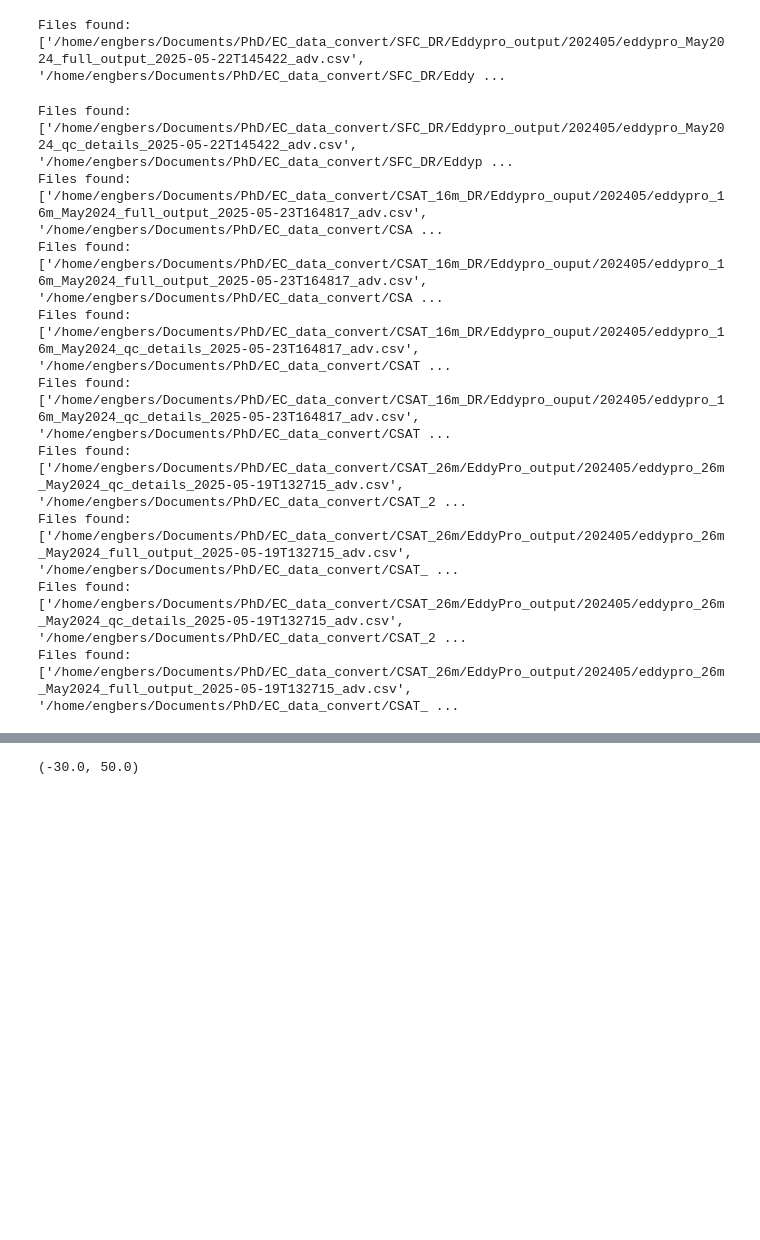
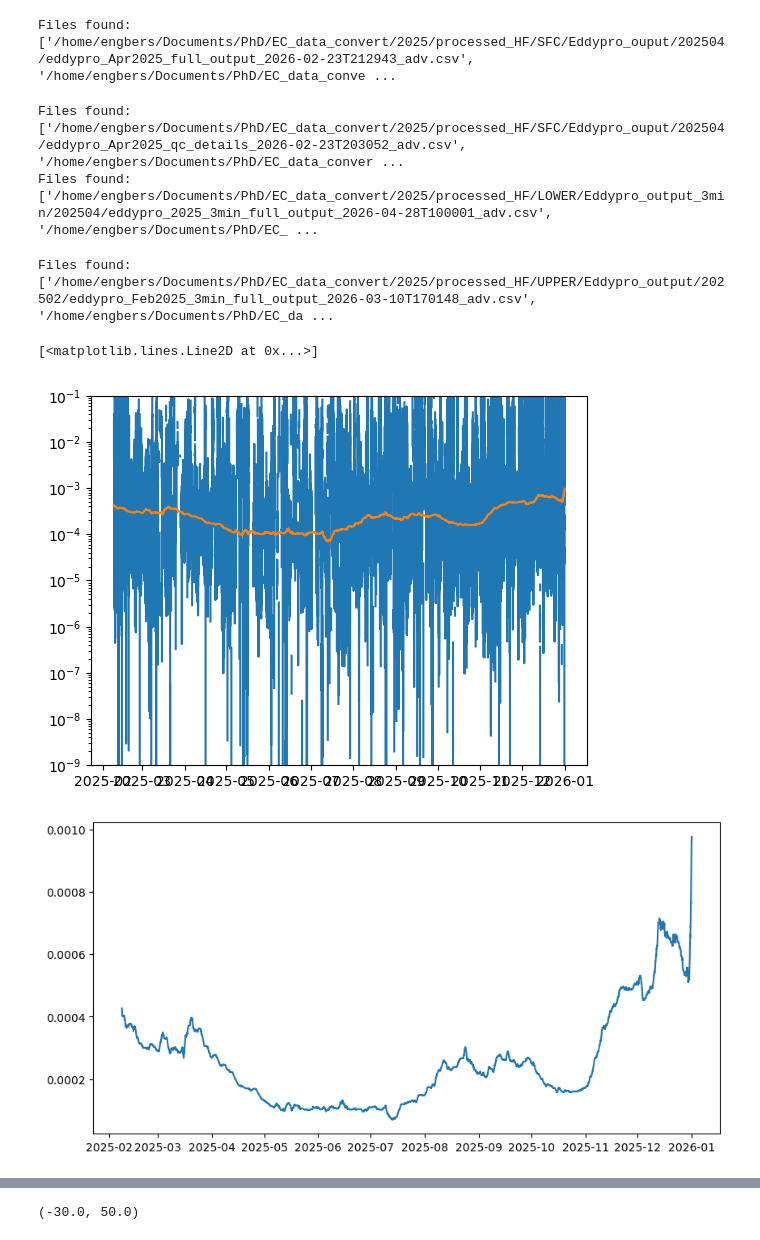
Before and after one commit to Rainette9/DataProcessingScripts, a Jupyter notebook: notebooks/MO_fluxes.ipynb, the cells around one changed output, grey strips where cells are left out. Cells and saved outputs as stored; diff of their text form; code cells hidden in the pictures; blank space fills up the shorter version.

```diff
--- a/notebooks/MO_fluxes.ipynb
+++ b/notebooks/MO_fluxes.ipynb
@@ -82,25 +84,18 @@ Found wind file: CR6_STN1wind.csv
 # %%
-"""READ IN EDDYPRO FILES"""
-folder='/home/engbers/Documents/PhD/EC_data_convert/'
-
-sensor='SFC_DR'
-fluxes_SFC = read_eddypro_data(folder, sensor, qc_level=1)
-fluxes_SFC_qc = read_eddypro_data(folder, sensor, qc=True)
-sensor='CSAT_16m_DR'
-fluxes_16m = read_eddypro_data(folder, sensor, qc_level=1)
-fluxes_16m_qc = read_eddypro_data(folder, sensor, qc=True)
-sensor='CSAT_26m'
-fluxes_26m_qc = read_eddypro_data(folder, sensor, qc=True)
-fluxes_26m = read_eddypro_data(folder, sensor, qc_level=1)
+"""READ IN EDDYPRO DATA"""
+folder='/home/engbers/Documents/PhD/EC_data_convert/2025/processed_HF/'
+sensor='SFC'
+fluxes_sfc=read_eddypro_data(folder, sensor, qc=False, qc_level=1)
+fluxes_sfc_qc=read_eddypro_data(folder, sensor, qc=True, qc_level=1)
+# sensor='BOTTOM'
+# fluxes_bot=read_eddypro_data(folder, sensor, qc=False, qc_level=1)
+sensor='LOWER'
+fluxes_low=read_eddypro_data(folder, sensor, qc=False, qc_level=1, filename_filter='3min')
+sensor='UPPER'
+fluxes_up=read_eddypro_data(folder, sensor, qc=False, qc_level=1, filename_filter='3min')
 # %% [output]
-Files found: ['/home/engbers/Documents/PhD/EC_data_convert/SFC_DR/Eddypro_output/202405/eddypro_May2024_full_output_2025-05-22T145422_adv.csv', '/home/engbers/Documents/PhD/EC_data_convert/SFC_DR/Eddy ...
+Files found: ['/home/engbers/Documents/PhD/EC_data_convert/2025/processed_HF/SFC/Eddypro_ouput/202504/eddypro_Apr2025_full_output_2026-02-23T212943_adv.csv', '/home/engbers/Documents/PhD/EC_data_conve ...
-Files found: ['/home/engbers/Documents/PhD/EC_data_convert/SFC_DR/Eddypro_output/202405/eddypro_May2024_qc_details_2025-05-22T145422_adv.csv', '/home/engbers/Documents/PhD/EC_data_convert/SFC_DR/Eddyp ...
-Files found: ['/home/engbers/Documents/PhD/EC_data_convert/CSAT_16m_DR/Eddypro_ouput/202405/eddypro_16m_May2024_full_output_2025-05-23T164817_adv.csv', '/home/engbers/Documents/PhD/EC_data_convert/CSA ...
-Files found: ['/home/engbers/Documents/PhD/EC_data_convert/CSAT_16m_DR/Eddypro_ouput/202405/eddypro_16m_May2024_full_output_2025-05-23T164817_adv.csv', '/home/engbers/Documents/PhD/EC_data_convert/CSA ...
-Files found: ['/home/engbers/Documents/PhD/EC_data_convert/CSAT_16m_DR/Eddypro_ouput/202405/eddypro_16m_May2024_qc_details_2025-05-23T164817_adv.csv', '/home/engbers/Documents/PhD/EC_data_convert/CSAT ...
-Files found: ['/home/engbers/Documents/PhD/EC_data_convert/CSAT_16m_DR/Eddypro_ouput/202405/eddypro_16m_May2024_qc_details_2025-05-23T164817_adv.csv', '/home/engbers/Documents/PhD/EC_data_convert/CSAT ...
-Files found: ['/home/engbers/Documents/PhD/EC_data_convert/CSAT_26m/EddyPro_output/202405/eddypro_26m_May2024_qc_details_2025-05-19T132715_adv.csv', '/home/engbers/Documents/PhD/EC_data_convert/CSAT_2 ...
-Files found: ['/home/engbers/Documents/PhD/EC_data_convert/CSAT_26m/EddyPro_output/202405/eddypro_26m_May2024_full_output_2025-05-19T132715_adv.csv', '/home/engbers/Documents/PhD/EC_data_convert/CSAT_ ...
-Files found: ['/home/engbers/Documents/PhD/EC_data_convert/CSAT_26m/EddyPro_output/202405/eddypro_26m_May2024_qc_details_2025-05-19T132715_adv.csv', '/home/engbers/Documents/PhD/EC_data_convert/CSAT_2 ...
-Files found: ['/home/engbers/Documents/PhD/EC_data_convert/CSAT_26m/EddyPro_output/202405/eddypro_26m_May2024_full_output_2025-05-19T132715_adv.csv', '/home/engbers/Documents/PhD/EC_data_convert/CSAT_ ...
+Files found: ['/home/engbers/Documents/PhD/EC_data_convert/2025/processed_HF/SFC/Eddypro_ouput/202504/eddypro_Apr2025_qc_details_2026-02-23T203052_adv.csv', '/home/engbers/Documents/PhD/EC_data_conver ...
+Files found: ['/home/engbers/Documents/PhD/EC_data_convert/2025/processed_HF/LOWER/Eddypro_output_3min/202504/eddypro_2025_3min_full_output_2026-04-28T100001_adv.csv', '/home/engbers/Documents/PhD/EC_ ...
+Files found: ['/home/engbers/Documents/PhD/EC_data_convert/2025/processed_HF/UPPER/Eddypro_output/202502/eddypro_Feb2025_3min_full_output_2026-03-10T170148_adv.csv', '/home/engbers/Documents/PhD/EC_da ...
 # %%
@@ -107,0 +103,12 @@ z0, z0rolling=compute_roughness_length(fluxes_SFC, fluxes_SFC_qc,heights['sonic'
+# %%
+z0, z0rolling=compute_roughness_length(fluxes_sfc, fluxes_sfc_qc, 1.8)
+plt.plot(z0)
+plt.plot(z0rolling, label='z0 rolling median')
+plt.yscale('log')
+plt.ylim(1e-9, 1e-1)
+plt.figure(figsize=(10, 5))
+plt.plot(z0rolling, label='z0 rolling median')
+# %% [output]
+[<matplotlib.lines.Line2D at 0x...>]
+[figure, added]
+[figure, added]
```
Also changed, not shown: parts of 20 cells of this notebook, 4 other files.
